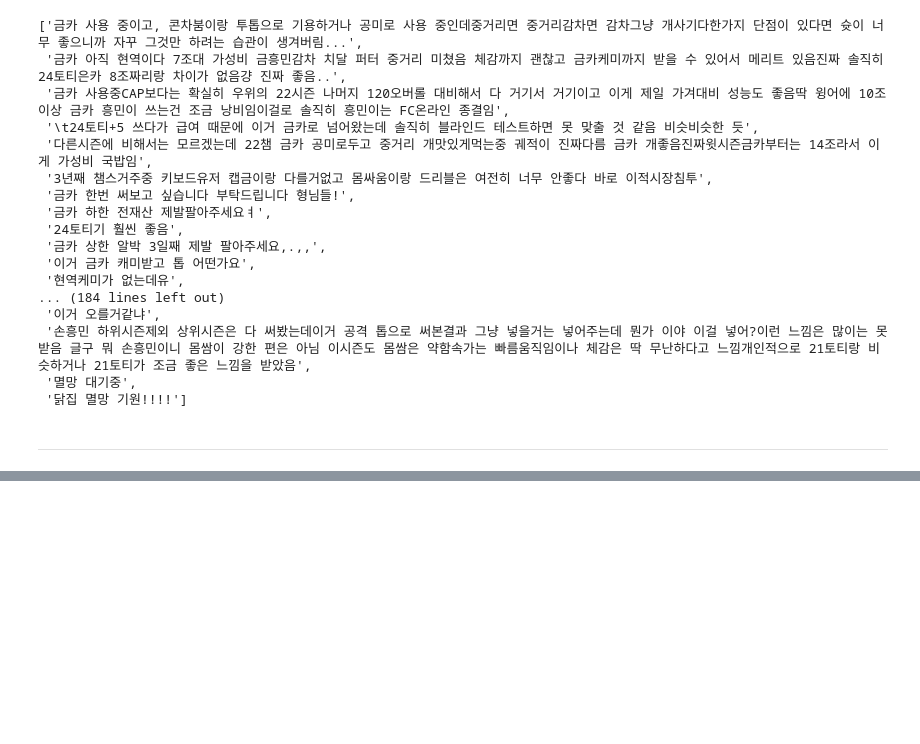
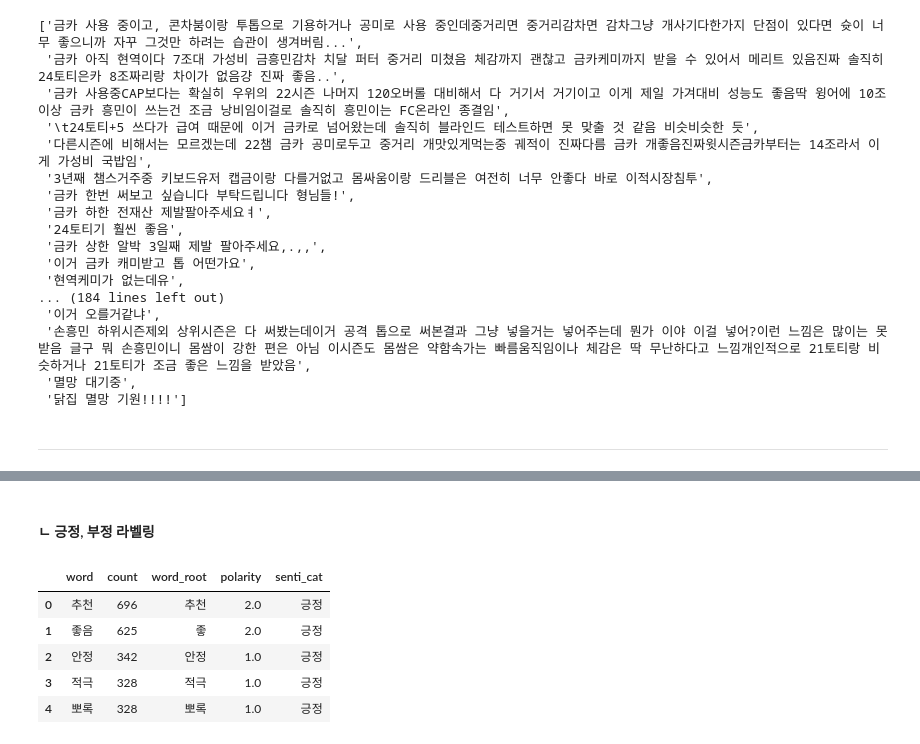
Before and after one commit to harrym8n/Proj_FConline, a Jupyter notebook: inven_data_scrapping.ipynb, the cells around one changed output, grey strips where cells are left out. Saved outputs shown, nothing was run; the diff lists cells and outputs as text; code cells hidden in the pictures; blank space fills up the shorter version.

```diff
--- a/inven_data_scrapping.ipynb
+++ b/inven_data_scrapping.ipynb
@@ -134,0 +348,5 @@ comment_list
+# %%
+# 최종 토큰, 카운트, word_root, polarity 데이터 프레임으로 merge
+merge_df = pd.merge(count_df, word_df, how='left', on='word')
+merge_df['polarity'] = merge_df['polarity'].fillna(0)
+merge_df.head(3)
@@ -134,0 +369,4 @@ comment_list
+# %%
+# 어근(word_root) 기준 중복제거한 단어
+positive_df = merge_df[(merge_df['polarity'] > 0)].drop_duplicates(subset='word_root').sort_values(by='count', ascending=False)
+positive_df.head()
@@ -134,0 +405,12 @@ comment_list
+# %% [markdown]
+#### ㄴ 긍정, 부정 라벨링
+# %%
+result_df['senti_cat'] = list(map(lambda x:'긍정' if  x> 0 else '부정' if x < 0 else '중립', result_df.polarity))
+result_df.head()
+# %% [output]
+|  | word | count | word_root | polarity | senti_cat |
+| 0 | 추천 | 696 | 추천 | 2.0 | 긍정 |
+| 1 | 좋음 | 625 | 좋 | 2.0 | 긍정 |
+| 2 | 안정 | 342 | 안정 | 1.0 | 긍정 |
+| 3 | 적극 | 328 | 적극 | 1.0 | 긍정 |
+| 4 | 뽀록 | 328 | 뽀록 | 1.0 | 긍정 |
```
Also changed, not shown: parts of 36 cells of this notebook, 1 other file.
